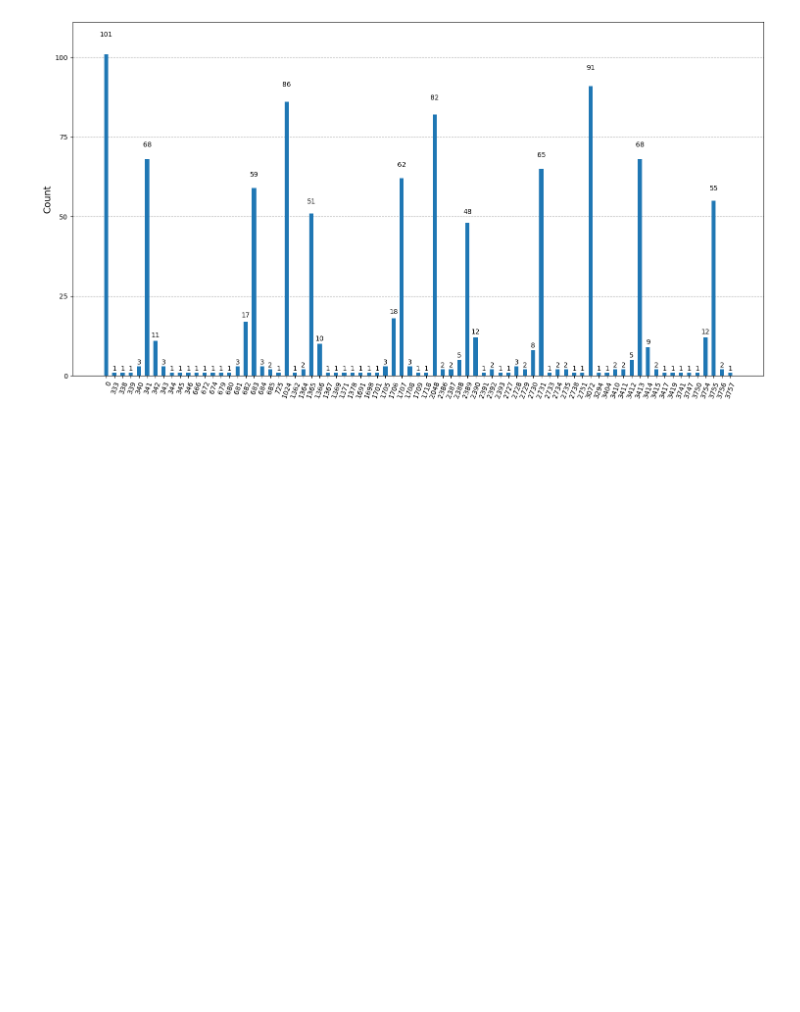
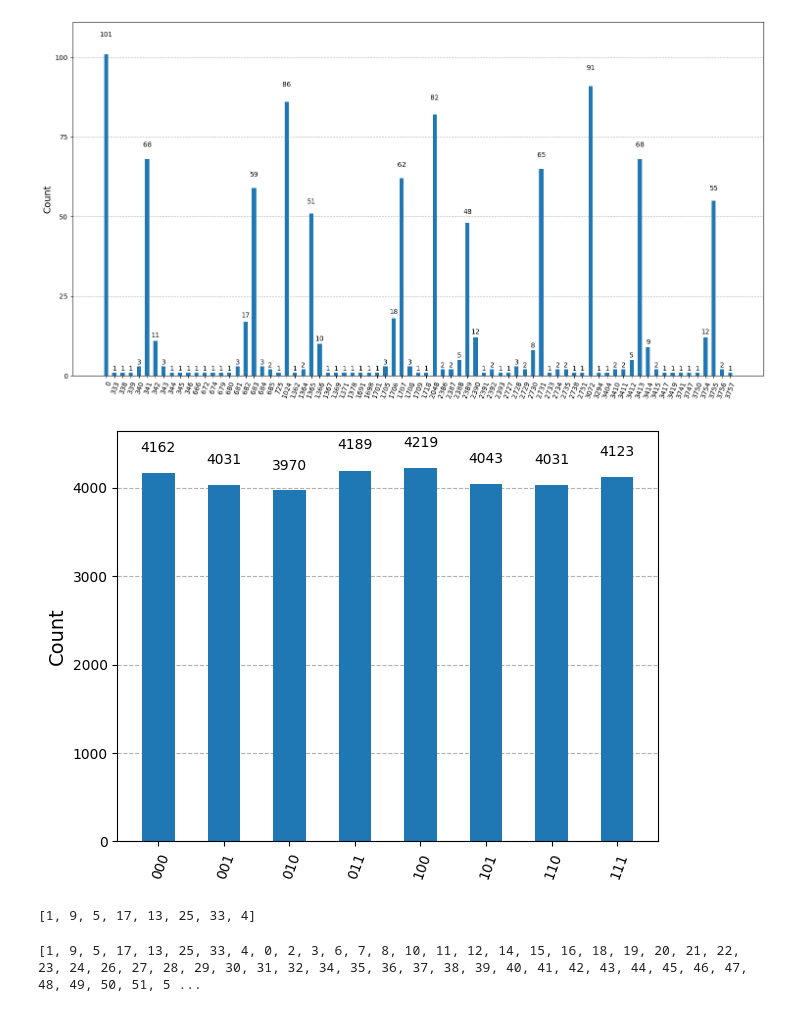
Before and after one commit to Flirm/quantum-circuits-implementation, a Jupyter notebook: implementations/windowed_arithmetic/notebooks/table_lookup.ipynb, the cells around one changed output. Saved outputs shown, nothing was run; the diff lists cells and outputs as text; code cells hidden in the pictures; blank space fills up the shorter version.

Commit message:
implementing functions to create valid permutation

```diff
--- a/implementations/windowed_arithmetic/notebooks/table_lookup.ipynb
+++ b/implementations/windowed_arithmetic/notebooks/table_lookup.ipynb
@@ -2075,0 +2197,22 @@ plot_histogram(counts, figsize=[15,8])
+# %%
+c = ClassicalRegister(3, "c")
+q = QuantumRegister(3, "q")
+qc = QuantumCircuit(q, c)
+qc.h(q)
+qc.append(cria_circuito_sintese_nova(3, [1,0,2,3,4,5,6,7]), q[:])
+qc.measure(q, c)
+from qiskit_aer import AerSimulator
+from qiskit import transpile
+from qiskit.visualization import plot_histogram
+
+simulator_aer = AerSimulator()
+
+qc_aer = transpile(qc, backend=simulator_aer)
+
+job = simulator_aer.run(qc_aer, shots=(1<<15))
+job_result = job.result()
+counts = job_result.get_counts(qc_aer)
+
+plot_histogram(counts)
+# %% [output]
+[figure, added]
@@ -2075,0 +2298,39 @@ plot_histogram(counts, figsize=[15,8])
+# %%
+def transform_to_permutation(orig_list: list[int], n_bits: int) -> list[int]:
+    """ get unique permutation of elements from original list
+    retulting list is a permutation where the last n_bits from each element represent the original value
+    and the first bits are used to ensure uniqueness of the permutation.
+    The first bits can also be represented as the i-th appearance of that number.
+    """
+    new_list = []
+    appearance = {key: 0 for key in orig_list}
+    for i in orig_list:
+        appearance[i] += 1
+        if appearance[i] <= 1:
+            new_list.append(i)
+        else:
+            new_number = i + (1 << n_bits) * (appearance[i] - 1)
+            new_list.append(new_number)
+    return new_list
+#aps|num
+#   1      9       17     25       33
+#[0|001, 1|001, 10|001, 11|001, 100|001]
+#        8=2^3  16=2^4  24=2^4+2^3
+#101 1101
+
+print(transform_to_permutation([1,1,5,1,5,1,1,4], 3))
+# %% [output]
+[1, 9, 5, 17, 13, 25, 33, 4]
+# %%
+def complete_permutation(orig_list: list[int], n_bits: int) -> list[int]:
+    """Completes the permutation by adding missing elements to the original list.
+    The resulting list will contain all integers from 0 to 2^n_bits -
+    """
+    for i in range(1<<n_bits):
+        if i not in orig_list:
+            orig_list.append(i)
+    return orig_list
+
+print(complete_permutation(transform_to_permutation([1,1,5,1,5,1,1,4],3), 6))
+# %% [output]
+[1, 9, 5, 17, 13, 25, 33, 4, 0, 2, 3, 6, 7, 8, 10, 11, 12, 14, 15, 16, 18, 19, 20, 21, 22, 23, 24, 26, 27, 28, 29, 30, 31, 32, 34, 35, 36, 37, 38, 39, 40, 41, 42, 43, 44, 45, 46, 47, 48, 49, 50, 51, 5 ...
```
Also changed, not shown: parts of 3 cells of this notebook.
